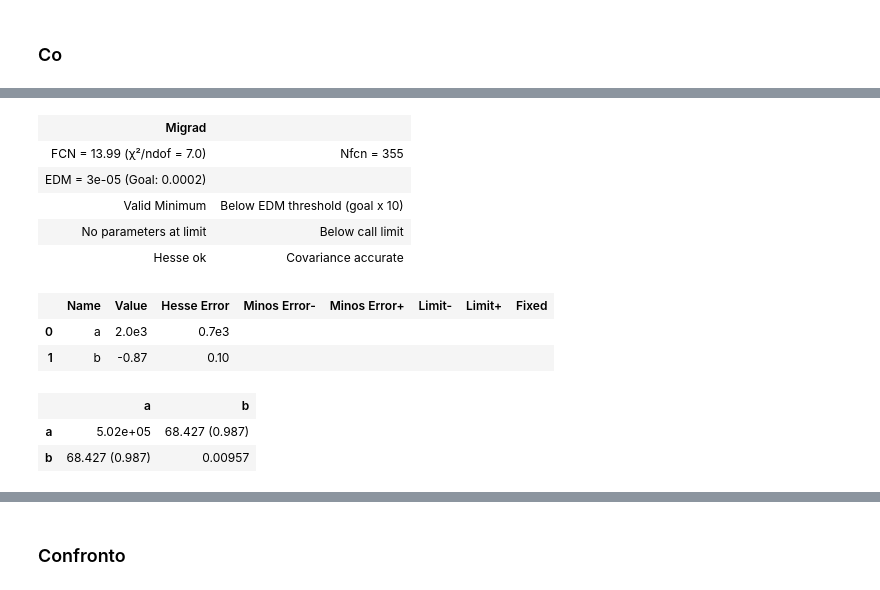
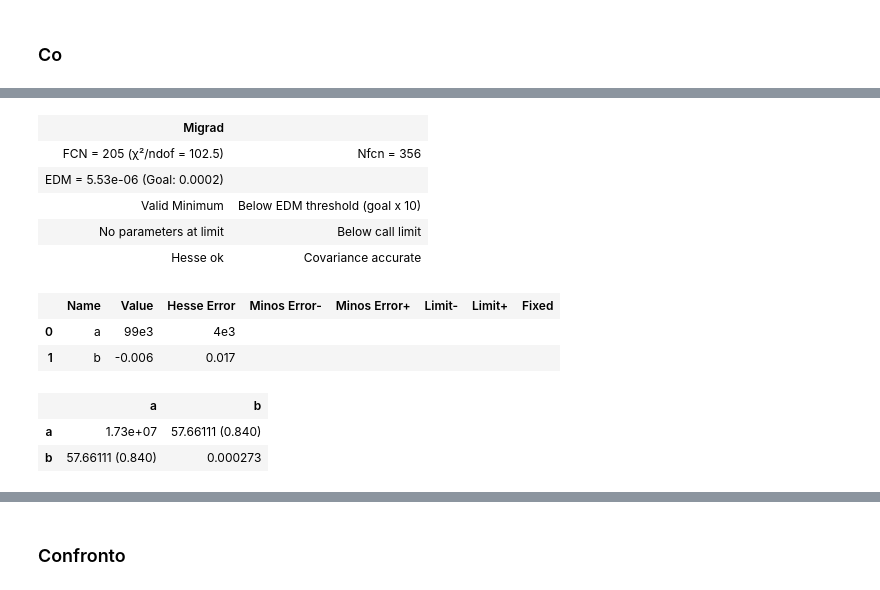
Before and after one commit to Pavar0tty/Laboratorio_SiPM, a Jupyter notebook: Analisi/Parte 2/Plastica_alluminio_aria.ipynb, the cells around one changed output, grey strips where cells are left out. Drawn from its saved outputs; the diff is of its cells as text; code cells hidden in the pictures.

```diff
--- a/Analisi/Parte 2/Plastica_alluminio_aria.ipynb
+++ b/Analisi/Parte 2/Plastica_alluminio_aria.ipynb
@@ -1329,9 +1487,9 @@ pars, vals, errs, *others = LS_fit(Co_C_4_al['ADC'][start_index : end_index_C],
                                       gauss_pol2, mu = 2500, sigma = 1000, S = 50, a = 2, b = 0, c = 0)
 mu4 = vals[0]
 sig4 = vals[1]
-a4 = vals[2]
-er_sig4 = errs[1]
-er_a4 = errs[2]
+s4 = vals[2]
+err_sig4 = errs[1]
+err_S4 = errs[2]
 # %% [output]
 | Migrad |  |
 | FCN = 161.1 (χ²/ndof = 1.4) | Nfcn = 170 |
@@ -1411,24 +1569,30 @@ er_a4 = errs[2]
 | c | 1.557542866e-6 (0.412) | 3.714082445e-6 (0.724) | 93.744033e-9 (0.731) | -65.474508e-9 (-0.817) | -28.217e-12 (-0.982) | 4.12e-15 |
 # %%
 
-pars, vals, errs, *others = LS_fit([1,2,3,4], [a1*sig1, a2*sig2, a3*sig3, a4*sig4],
-                                            [prop_err_mol(a1, sig1, er_a1, er_sig1),
-                                             prop_err_mol(a2, sig2, er_a2, er_sig2),
-                                             prop_err_mol(a3, sig3, er_a3, er_sig3),
-                                             prop_err_mol(a4, sig4, er_a4, er_sig4) ],
+pars, vals, errs, *others = LS_fit([1,2,3,4], [s1*sig1, s2*sig2, s3*sig3, s4*sig4],
+                                            [prop_err_mol(s1, sig1, err_S1, err_sig1),
+                                             prop_err_mol(s2, sig2, err_S2, err_sig2),
+                                             prop_err_mol(s3, sig3, err_S3, err_sig3),
+                                             prop_err_mol(s4, sig4, err_S4, err_sig4) ],
                                              exp, a = 1, b = 0.1)
 att_B_al = vals[1]
 err_att_B_al = errs[1]
+
+# mu2 = vals[0]
+# s2 = vals[1]
+# sig2 = vals[2]
+# err_S2 = errs[1]
+# # err_sig2 = errs[2]
 # %% [output]
 | Migrad |  |
-| FCN = 13.99 (χ²/ndof = 7.0) | Nfcn = 355 |
-| EDM = 3e-05 (Goal: 0.0002) |  |
+| FCN = 205 (χ²/ndof = 102.5) | Nfcn = 356 |
+| EDM = 5.53e-06 (Goal: 0.0002) |  |
 | Valid Minimum | Below EDM threshold (goal x 10) |
 | No parameters at limit | Below call limit |
 | Hesse ok | Covariance accurate |
 |  | Name | Value | Hesse Error | Minos Error- | Minos Error+ | Limit- | Limit+ | Fixed |
-| 0 | a | 2.0e3 | 0.7e3 |  |  |  |  |  |
-| 1 | b | -0.87 | 0.10 |  |  |  |  |  |
+| 0 | a | 99e3 | 4e3 |  |  |  |  |  |
+| 1 | b | -0.006 | 0.017 |  |  |  |  |  |
 |  | a | b |
-| a | 5.02e+05 | 68.427 (0.987) |
-| b | 68.427 (0.987) | 0.00957 |
+| a | 1.73e+07 | 57.66111 (0.840) |
+| b | 57.66111 (0.840) | 0.000273 |
```
Also changed, not shown: parts of 18 cells of this notebook.
